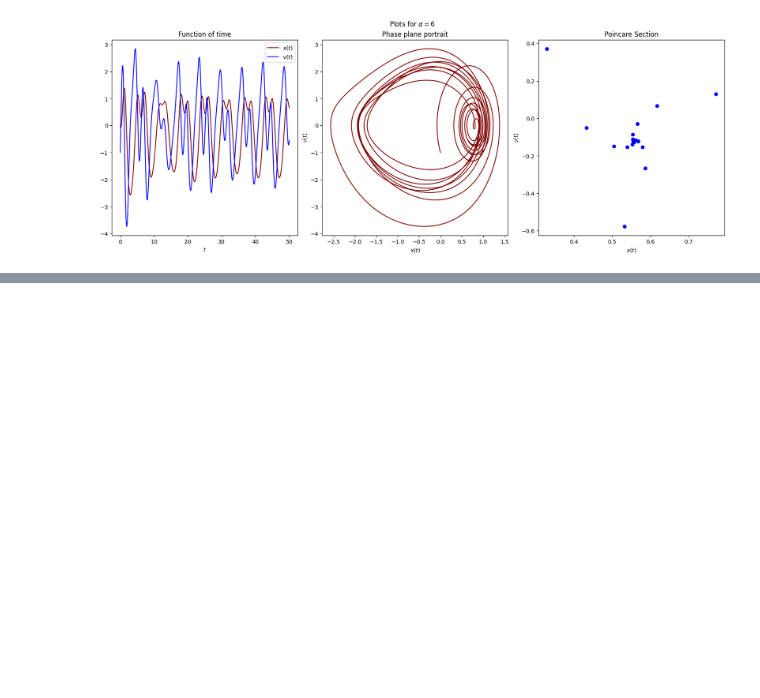
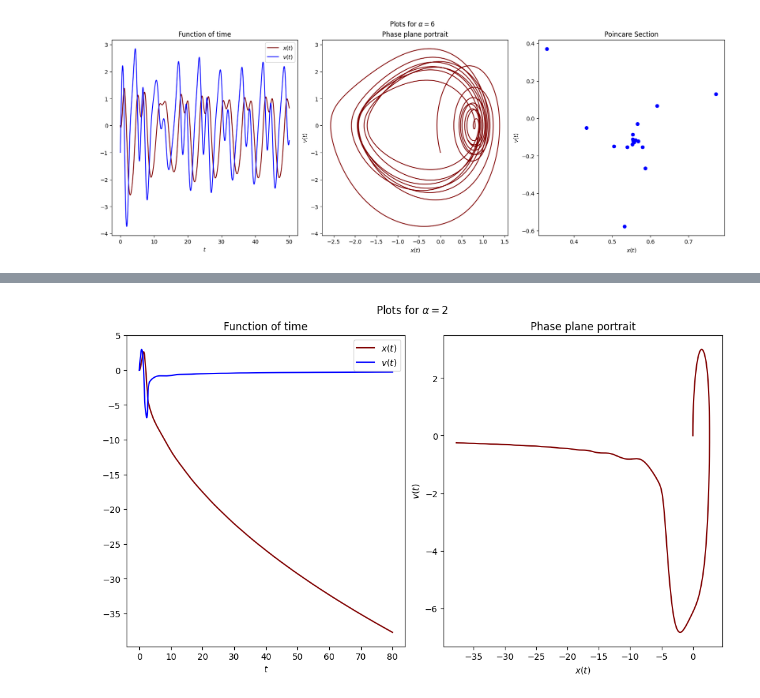
Before and after one commit to Yolonek/NonlinearDynamics, a Jupyter notebook: L3-DeterministicChaos.ipynb, the cells around one changed output, grey strips where cells are left out. Saved outputs shown, nothing was run; the diff lists cells and outputs as text; code cells hidden in the pictures; blank space fills up the shorter version.

```diff
--- a/L3-DeterministicChaos.ipynb
+++ b/L3-DeterministicChaos.ipynb
@@ -171,0 +185,4 @@ show_three_graphs(6, 300, 50, method='Radau')
+# %%
+show_three_graphs(2, 0, 80, with_poincare=False, init=(0, 0))
+# %% [output]
+[figure, added]
```
Also changed, not shown: parts of 5 cells of this notebook, 4 other files.
